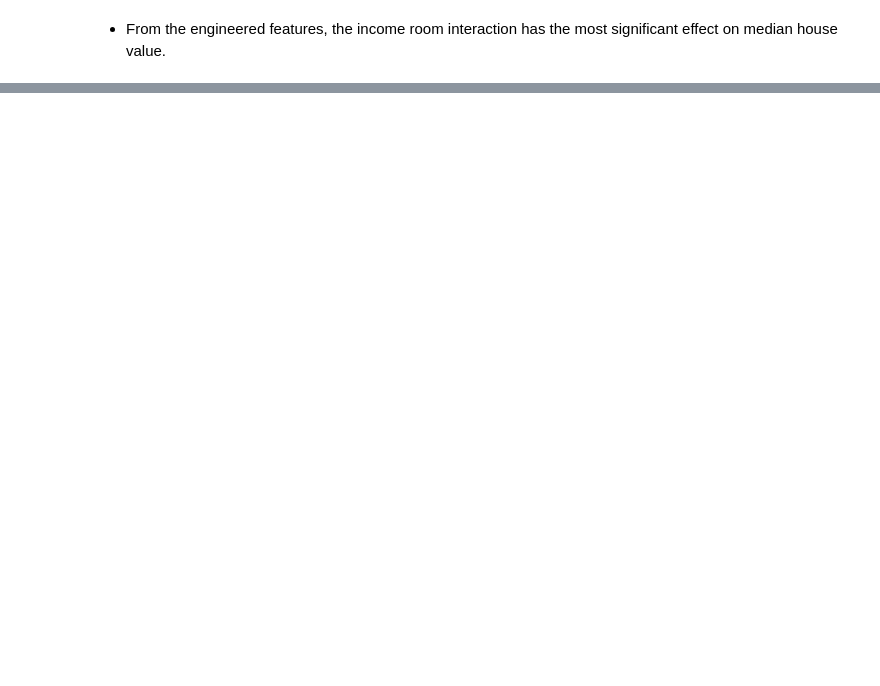
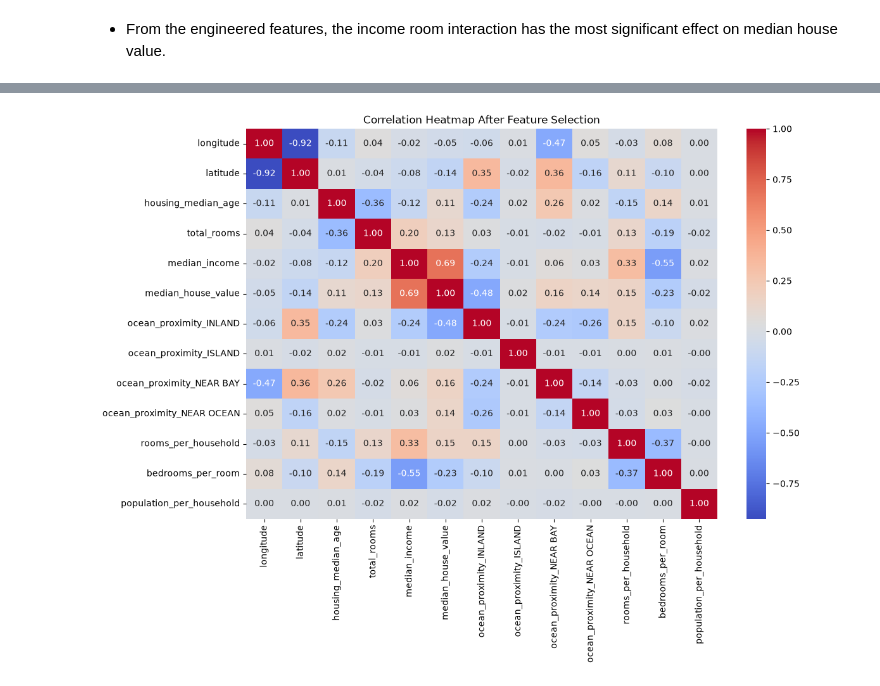
Before and after one commit to seelneas/Datheon_Machine_Learning_-_Data_Science_Internship, a Jupyter notebook: RealEstate_Housing_Price_Prediction/house_price_prediction.ipynb, the cells around one changed output, grey strips where cells are left out. Saved outputs shown, nothing was run; the diff lists cells and outputs as text; code cells hidden in the pictures; blank space fills up the shorter version.

```diff
--- a/RealEstate_Housing_Price_Prediction/house_price_prediction.ipynb
+++ b/RealEstate_Housing_Price_Prediction/house_price_prediction.ipynb
@@ -387,0 +408,26 @@ plt.show()
+# %%
+df_original = df.copy()
+# %%
+df_reduced = df_original.drop(
+    columns=[
+        "total_bedrooms",
+        "population",
+        "households"
+    ]
+)
+# %%
+plt.figure(figsize=(12, 8))
+
+correlation = df_reduced.select_dtypes(include="number").corr()
+
+sns.heatmap(
+    correlation,
+    annot=True,
+    cmap="coolwarm",
+    fmt=".2f"
+)
+
+plt.title("Correlation Heatmap After Feature Selection")
+plt.show()
+# %% [output]
+[figure, added]
```
Also changed, not shown: parts of 8 cells of this notebook.
